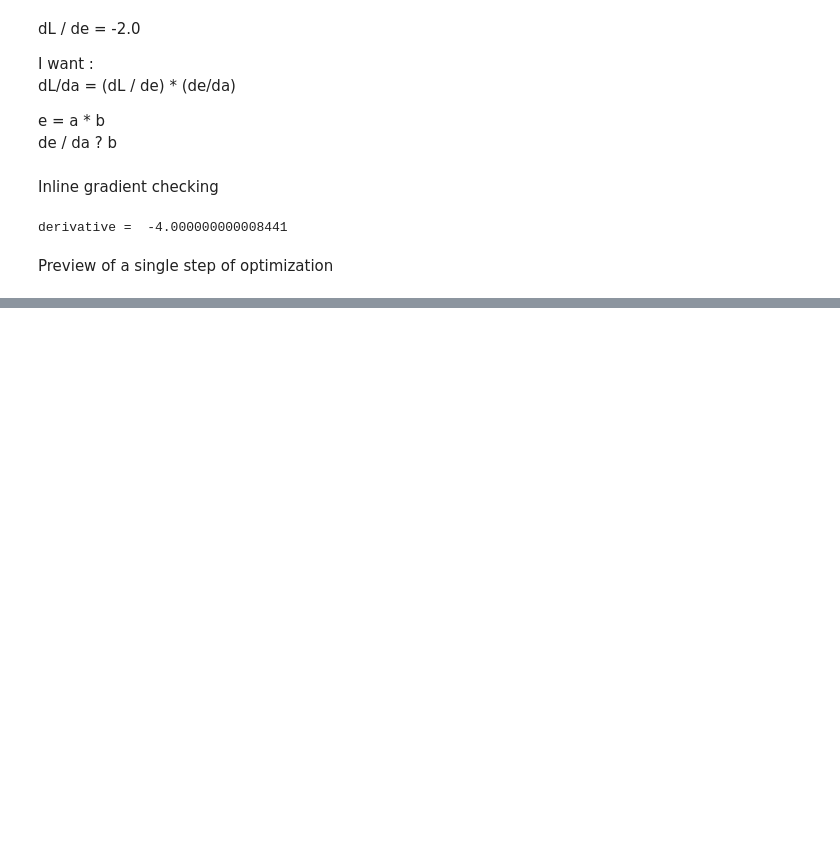
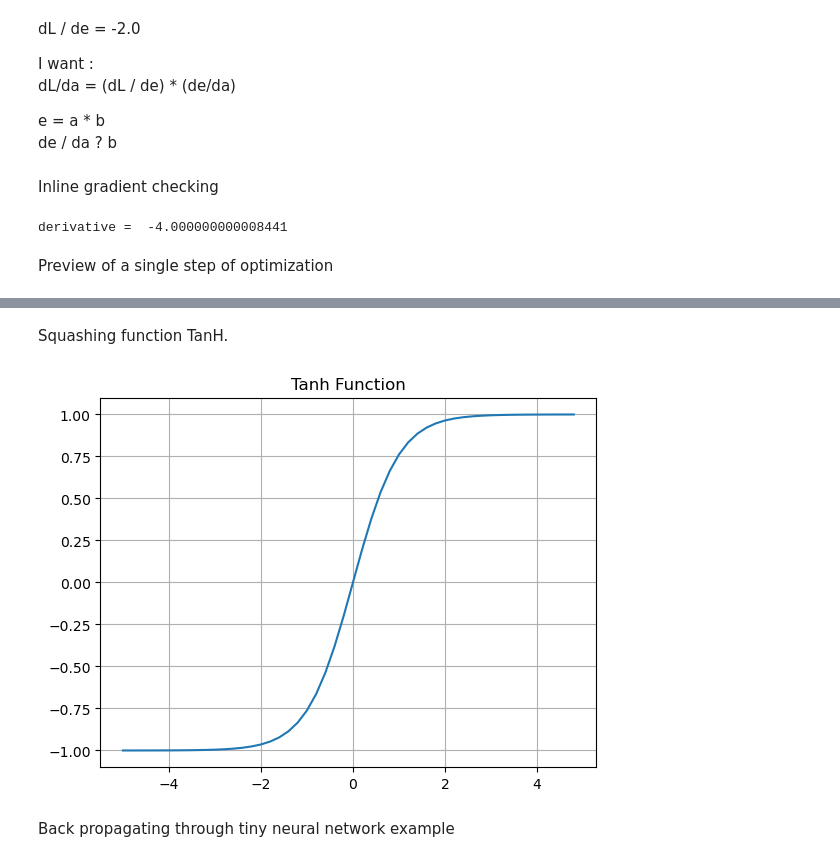
Before and after one commit to Yussefayman/micro_grad, a Jupyter notebook: micro_grad.ipynb, the cells around one changed output, grey strips where cells are left out. Cells and saved outputs as stored; diff of their text form; code cells hidden in the pictures; blank space fills up the shorter version.

Commit message:
auto_back_prop

```diff
--- a/micro_grad.ipynb
+++ b/micro_grad.ipynb
@@ -266,0 +342,8 @@ print(L.data)
+# %% [markdown]
+Squashing function TanH.
+# %%
+plt.plot(np.arange(-5,5,0.2),np.tanh(np.arange(-5,5,0.2)));plt.grid();plt.title('Tanh Function');
+# %% [output]
+[figure, added]
+# %% [markdown]
+Back propagating through tiny neural network example
```
Also changed, not shown: parts of 32 cells of this notebook, 1 other file.
